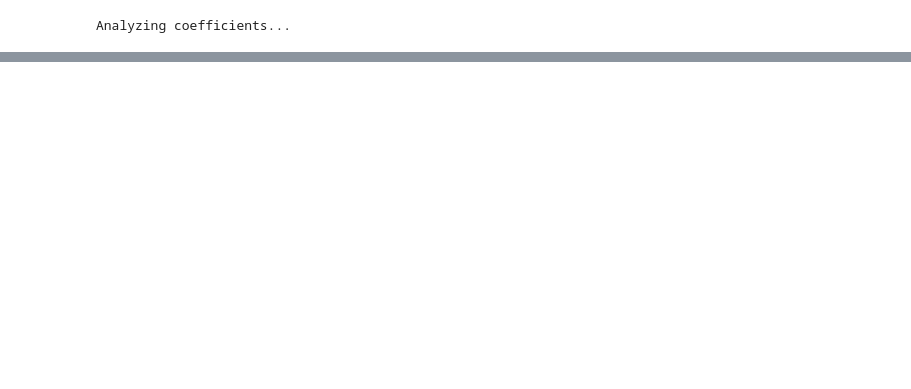
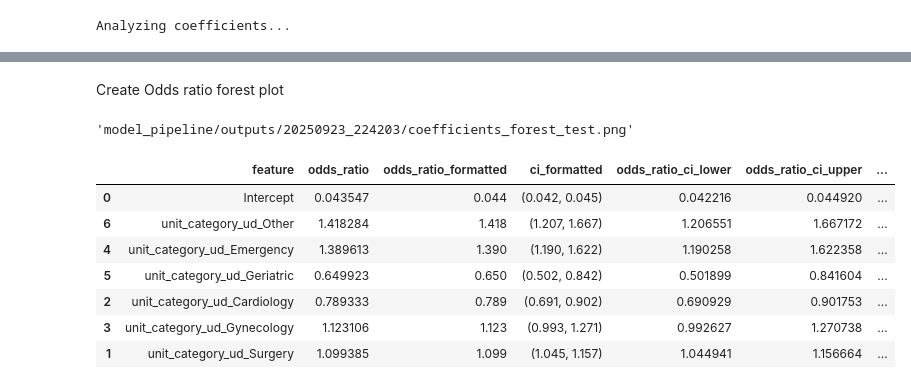
Before and after one commit to nirshlom/alert-fatigue, a Jupyter notebook: model_pipeline/model_analysis.ipynb, the cells around one changed output, grey strips where cells are left out. Saved outputs shown, nothing was run; the diff lists cells and outputs as text; code cells hidden in the pictures; blank space fills up the shorter version.

```diff
--- a/model_pipeline/model_analysis.ipynb
+++ b/model_pipeline/model_analysis.ipynb
@@ -186,0 +249,20 @@ coef_summary
+# %% [markdown]
+Create Odds ratio forest plot
+# %%
+forest_plot_path = os.path.join(run_directory, "coefficients_forest_test.png")
+
+plot_or_forest(or_df_sorted, forest_plot_path,
+                   title="Forest Plot of Odds Ratios - Alert Fatigue Model")
+# %% [output]
+'model_pipeline/outputs/20250923_224203/coefficients_forest_test.png'
+# %%
+or_df_sorted
+# %% [output]
+|  | feature | odds_ratio | odds_ratio_formatted | ci_formatted | odds_ratio_ci_lower | odds_ratio_ci_upper | ... |
+| 0 | Intercept | 0.043547 | 0.044 | (0.042, 0.045) | 0.042216 | 0.044920 | ... |
+| 6 | unit_category_ud_Other | 1.418284 | 1.418 | (1.207, 1.667) | 1.206551 | 1.667172 | ... |
+| 4 | unit_category_ud_Emergency | 1.389613 | 1.390 | (1.190, 1.622) | 1.190258 | 1.622358 | ... |
+| 5 | unit_category_ud_Geriatric | 0.649923 | 0.650 | (0.502, 0.842) | 0.501899 | 0.841604 | ... |
+| 2 | unit_category_ud_Cardiology | 0.789333 | 0.789 | (0.691, 0.902) | 0.690929 | 0.901753 | ... |
+| 3 | unit_category_ud_Gynecology | 1.123106 | 1.123 | (0.993, 1.271) | 0.992627 | 1.270738 | ... |
+| 1 | unit_category_ud_Surgery | 1.099385 | 1.099 | (1.045, 1.157) | 1.044941 | 1.156664 | ... |
```
Also changed, not shown: parts of 18 cells of this notebook, 3 other files.
